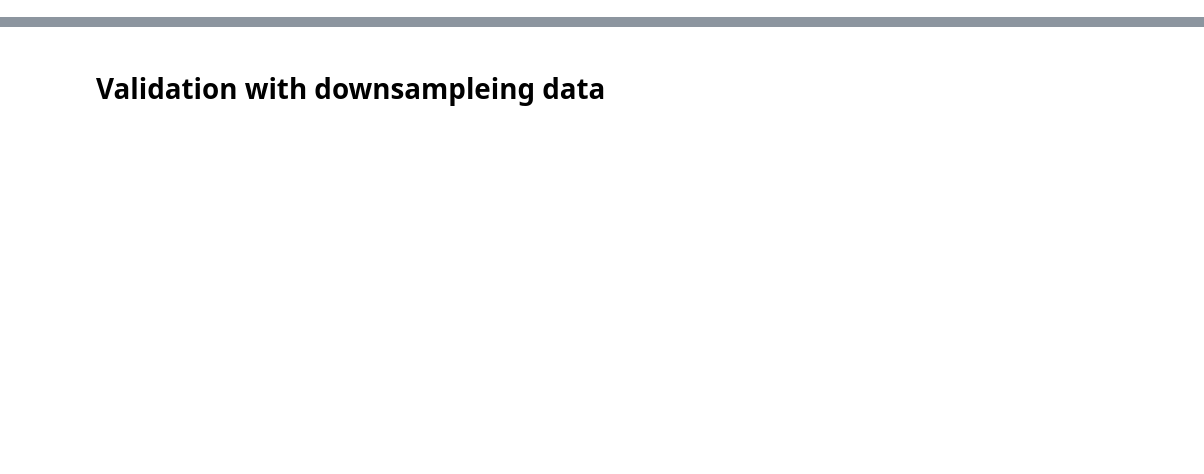
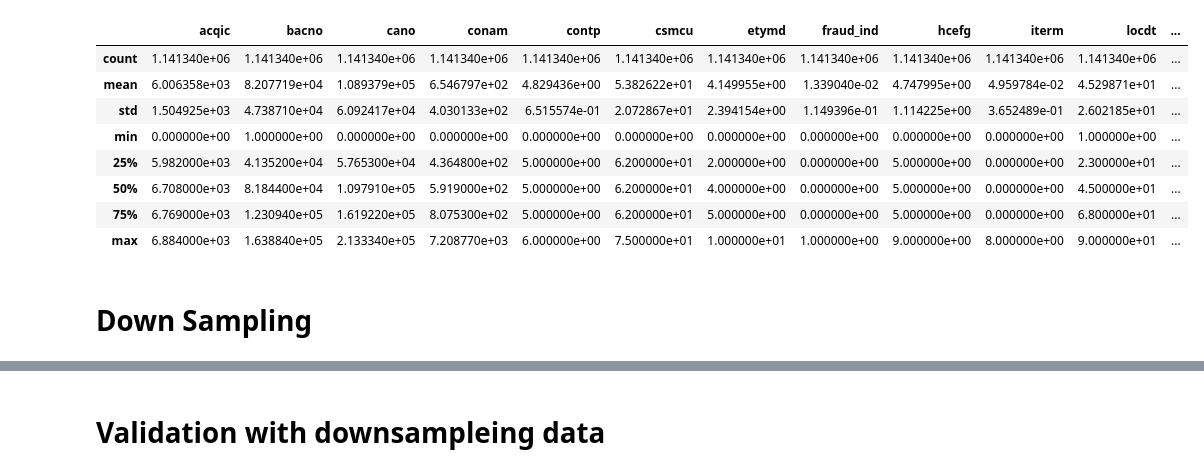
Before and after one commit to kenttw/kent-ai-learning-notebook, a Jupyter notebook: Machine_Learning_Exercise/CreditCard/SimpleModel_LightGBM.ipynb, the cells around one changed output, grey strips where cells are left out. Drawn from its saved outputs; the diff is of its cells as text; code cells hidden in the pictures; blank space fills up the shorter version.

```diff
--- a/Machine_Learning_Exercise/CreditCard/SimpleModel_LightGBM.ipynb
+++ b/Machine_Learning_Exercise/CreditCard/SimpleModel_LightGBM.ipynb
@@ -55,2 +3,18 @@ To: /Users/kentshih/PycharmProjects/kent-ai-learning-notebook/Machine_Learning_E
 # %%
 import pandas as pd
+# %%
+train = pd.read_csv("./data/train.csv")
+# %%
+train.describe()
+# %% [output]
+|  | acqic | bacno | cano | conam | contp | csmcu | etymd | fraud_ind | hcefg | iterm | locdt | ... |
+| count | 1.141340e+06 | 1.141340e+06 | 1.141340e+06 | 1.141340e+06 | 1.141340e+06 | 1.141340e+06 | 1.141340e+06 | 1.141340e+06 | 1.141340e+06 | 1.141340e+06 | 1.141340e+06 | ... |
+| mean | 6.006358e+03 | 8.207719e+04 | 1.089379e+05 | 6.546797e+02 | 4.829436e+00 | 5.382622e+01 | 4.149955e+00 | 1.339040e-02 | 4.747995e+00 | 4.959784e-02 | 4.529871e+01 | ... |
+| std | 1.504925e+03 | 4.738710e+04 | 6.092417e+04 | 4.030133e+02 | 6.515574e-01 | 2.072867e+01 | 2.394154e+00 | 1.149396e-01 | 1.114225e+00 | 3.652489e-01 | 2.602185e+01 | ... |
+| min | 0.000000e+00 | 1.000000e+00 | 0.000000e+00 | 0.000000e+00 | 0.000000e+00 | 0.000000e+00 | 0.000000e+00 | 0.000000e+00 | 0.000000e+00 | 0.000000e+00 | 1.000000e+00 | ... |
+| 25% | 5.982000e+03 | 4.135200e+04 | 5.765300e+04 | 4.364800e+02 | 5.000000e+00 | 6.200000e+01 | 2.000000e+00 | 0.000000e+00 | 5.000000e+00 | 0.000000e+00 | 2.300000e+01 | ... |
+| 50% | 6.708000e+03 | 8.184400e+04 | 1.097910e+05 | 5.919000e+02 | 5.000000e+00 | 6.200000e+01 | 4.000000e+00 | 0.000000e+00 | 5.000000e+00 | 0.000000e+00 | 4.500000e+01 | ... |
+| 75% | 6.769000e+03 | 1.230940e+05 | 1.619220e+05 | 8.075300e+02 | 5.000000e+00 | 6.200000e+01 | 5.000000e+00 | 0.000000e+00 | 5.000000e+00 | 0.000000e+00 | 6.800000e+01 | ... |
+| max | 6.884000e+03 | 1.638840e+05 | 2.133340e+05 | 7.208770e+03 | 6.000000e+00 | 7.500000e+01 | 1.000000e+01 | 1.000000e+00 | 9.000000e+00 | 8.000000e+00 | 9.000000e+01 | ... |
+# %% [markdown]
+# Down Sampling
```
Also changed, not shown: parts of 51 cells of this notebook.
